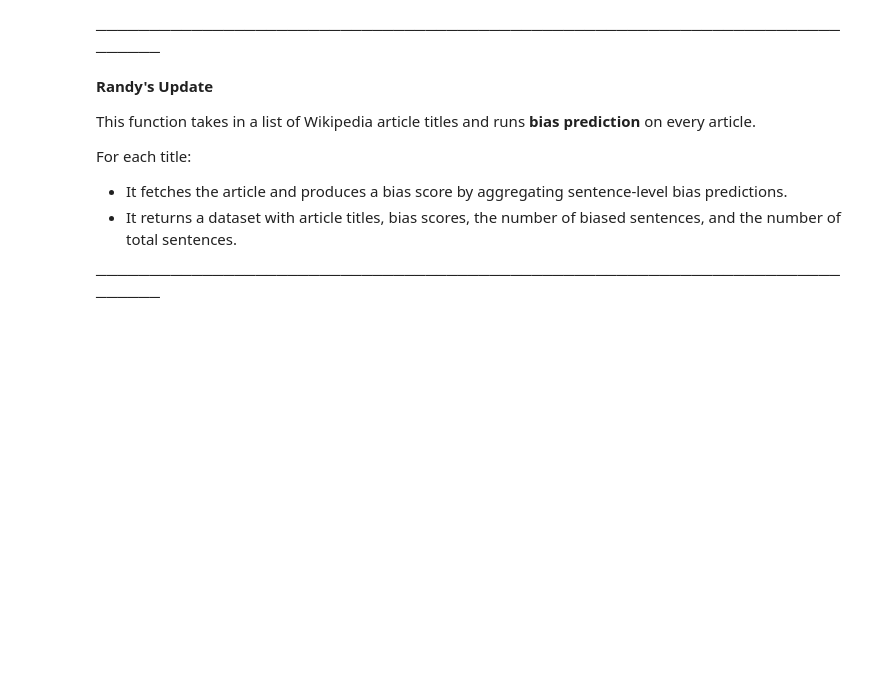
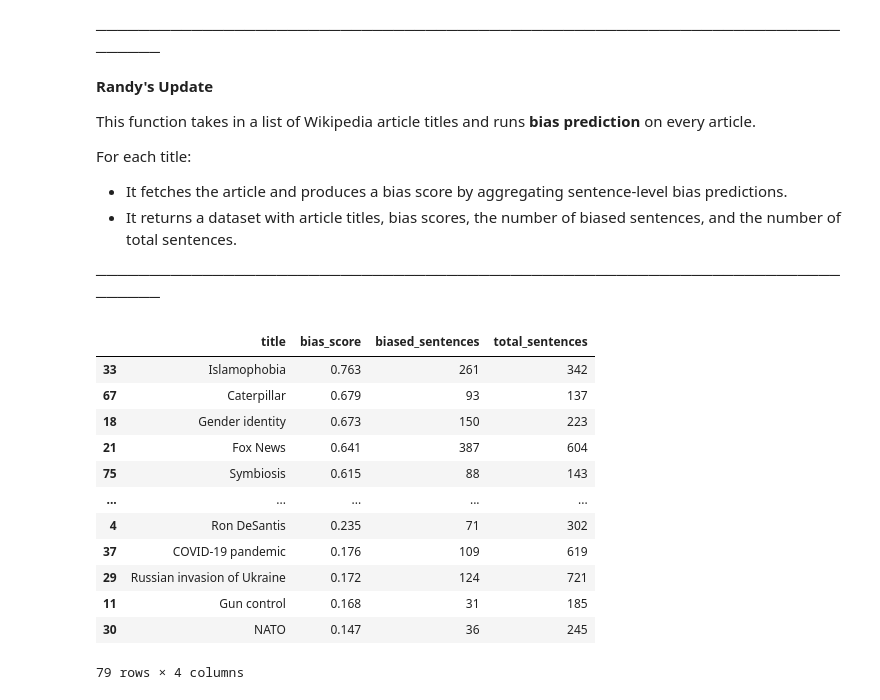
Before and after one commit to kenklabnik/wikipedia-bias-detection, a Jupyter notebook: notebooks/randy_bias_analysis.ipynb, the cells around one changed output. Saved outputs shown, nothing was run; the diff lists cells and outputs as text; code cells hidden in the pictures; blank space fills up the shorter version.

```diff
--- a/notebooks/randy_bias_analysis.ipynb
+++ b/notebooks/randy_bias_analysis.ipynb
@@ -756,5 +712,21 @@ For each title:
 
 ────────────────────────────────────────────────────────────────────────────
 # %%
-wiki_article_dataset = summarize_articles(topics, pipeline)
+wiki_article_dataset = summarize_articles(topics, pipeline).sort_values(by='bias_score', ascending=False)
+
+wiki_article_dataset
+# %% [output]
+|  | title | bias_score | biased_sentences | total_sentences |
+| 33 | Islamophobia | 0.763 | 261 | 342 |
+| 67 | Caterpillar | 0.679 | 93 | 137 |
+| 18 | Gender identity | 0.673 | 150 | 223 |
+| 21 | Fox News | 0.641 | 387 | 604 |
+| 75 | Symbiosis | 0.615 | 88 | 143 |
+| ... | ... | ... | ... | ... |
+| 4 | Ron DeSantis | 0.235 | 71 | 302 |
+| 37 | COVID-19 pandemic | 0.176 | 109 | 619 |
+| 29 | Russian invasion of Ukraine | 0.172 | 124 | 721 |
+| 11 | Gun control | 0.168 | 31 | 185 |
+| 30 | NATO | 0.147 | 36 | 245 |
+79 rows × 4 columns
 # %%
```
Also changed, not shown: parts of 23 cells of this notebook.
